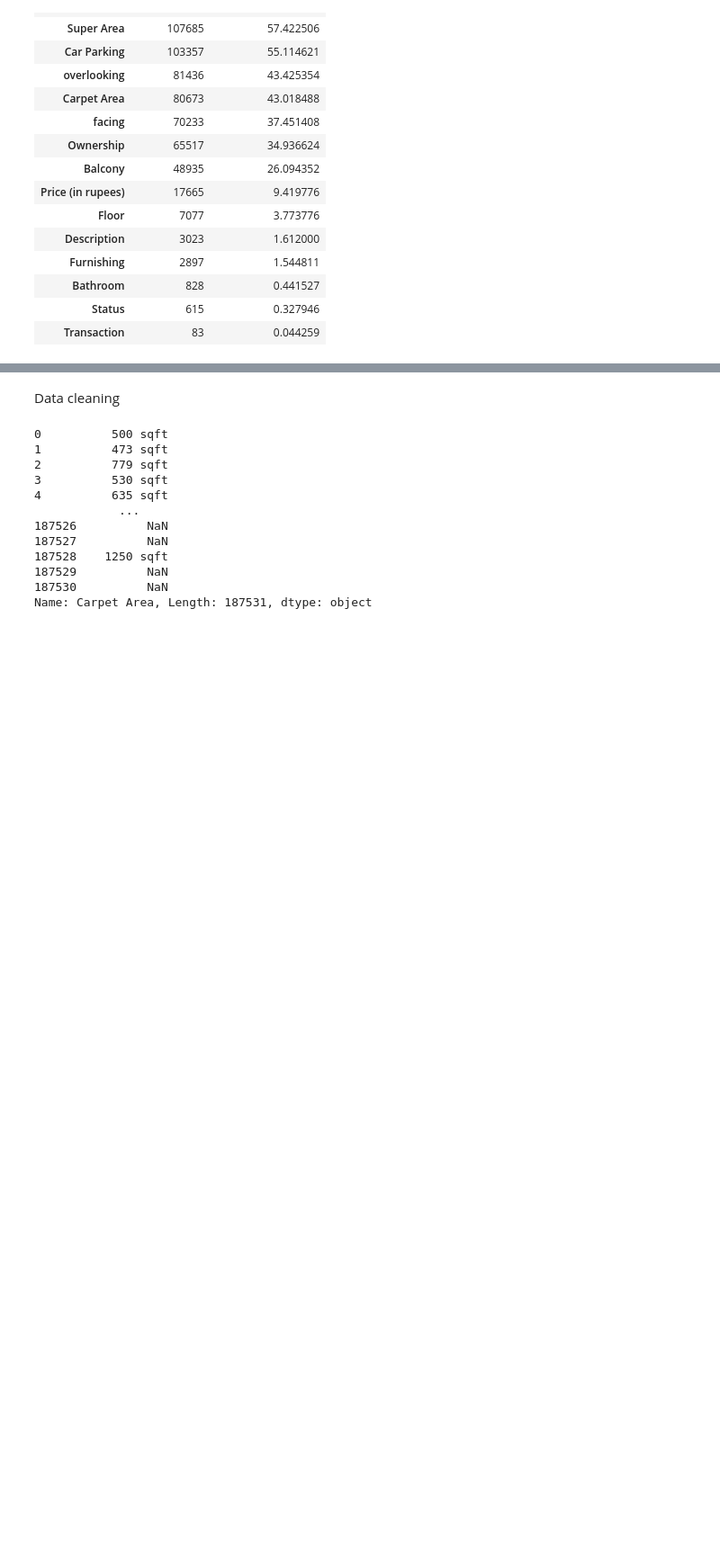
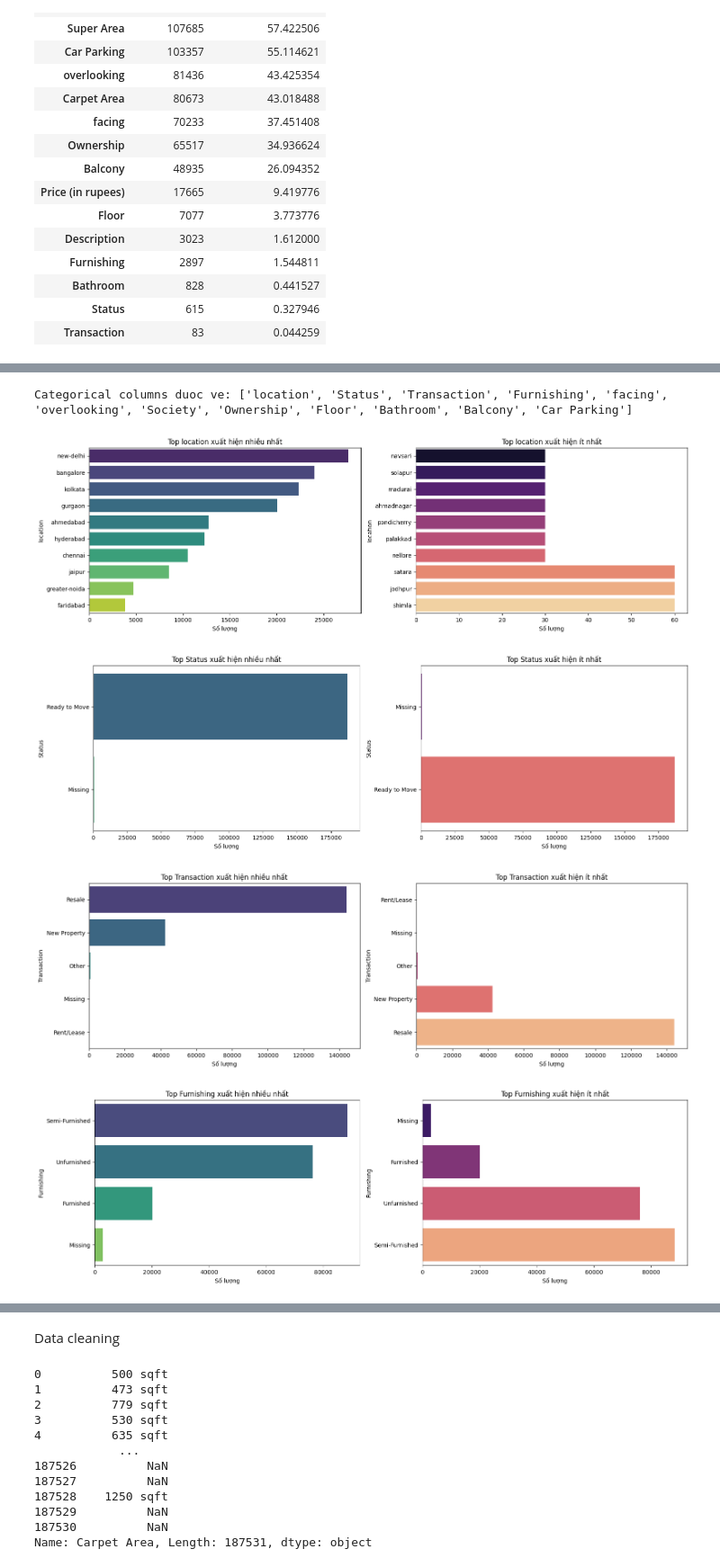
Before and after one commit to vyvy31082004/House-Price-Prediction, a Jupyter notebook: final.ipynb, the cells around one changed output, grey strips where cells are left out. Shown at 90% size. Cells and saved outputs as stored; diff of their text form; code cells hidden in the pictures; blank space fills up the shorter version.

```diff
--- a/final.ipynb
+++ b/final.ipynb
@@ -76,0 +125,39 @@ missing_values
+# %%
+# Categorical distribution: top xuat hien nhieu nhat va it nhat
+
+eda_data = data.copy()
+
+categorical_cols = [
+    'location', 'Status', 'Transaction', 'Furnishing', 'facing',
+    'overlooking', 'Society', 'Ownership', 'Floor', 'Bathroom',
+    'Balcony', 'Car Parking'
+]
+
+categorical_cols = [col for col in categorical_cols if col in eda_data.columns]
+print('Categorical columns duoc ve:', categorical_cols)
+
+for col in categorical_cols:
+    value_counts = eda_data[col].fillna('Missing').astype(str).value_counts()
+    top_most = value_counts.head(10)
+    top_least = value_counts.sort_values(ascending=True).head(10)
+
+    fig, axes = plt.subplots(1, 2, figsize=(16, 5))
+
+    sns.barplot(x=top_most.values, y=top_most.index, ax=axes[0], palette='viridis')
+    axes[0].set_title(f'Top {col} xuất hiện nhiều nhất')
+    axes[0].set_xlabel('Số lượng')
+    axes[0].set_ylabel(col)
+
+    sns.barplot(x=top_least.values, y=top_least.index, ax=axes[1], palette='magma')
+    axes[1].set_title(f'Top {col} xuất hiện ít nhất')
+    axes[1].set_xlabel('Số lượng')
+    axes[1].set_ylabel(col)
+
+    plt.tight_layout()
+    plt.show()
+# %% [output]
+Categorical columns duoc ve: ['location', 'Status', 'Transaction', 'Furnishing', 'facing', 'overlooking', 'Society', 'Ownership', 'Floor', 'Bathroom', 'Balcony', 'Car Parking']
+[figure, added]
+[figure, added]
+[figure, added]
+[figure, added]
```
Also changed, not shown: parts of 33 cells of this notebook, 2 other files.
